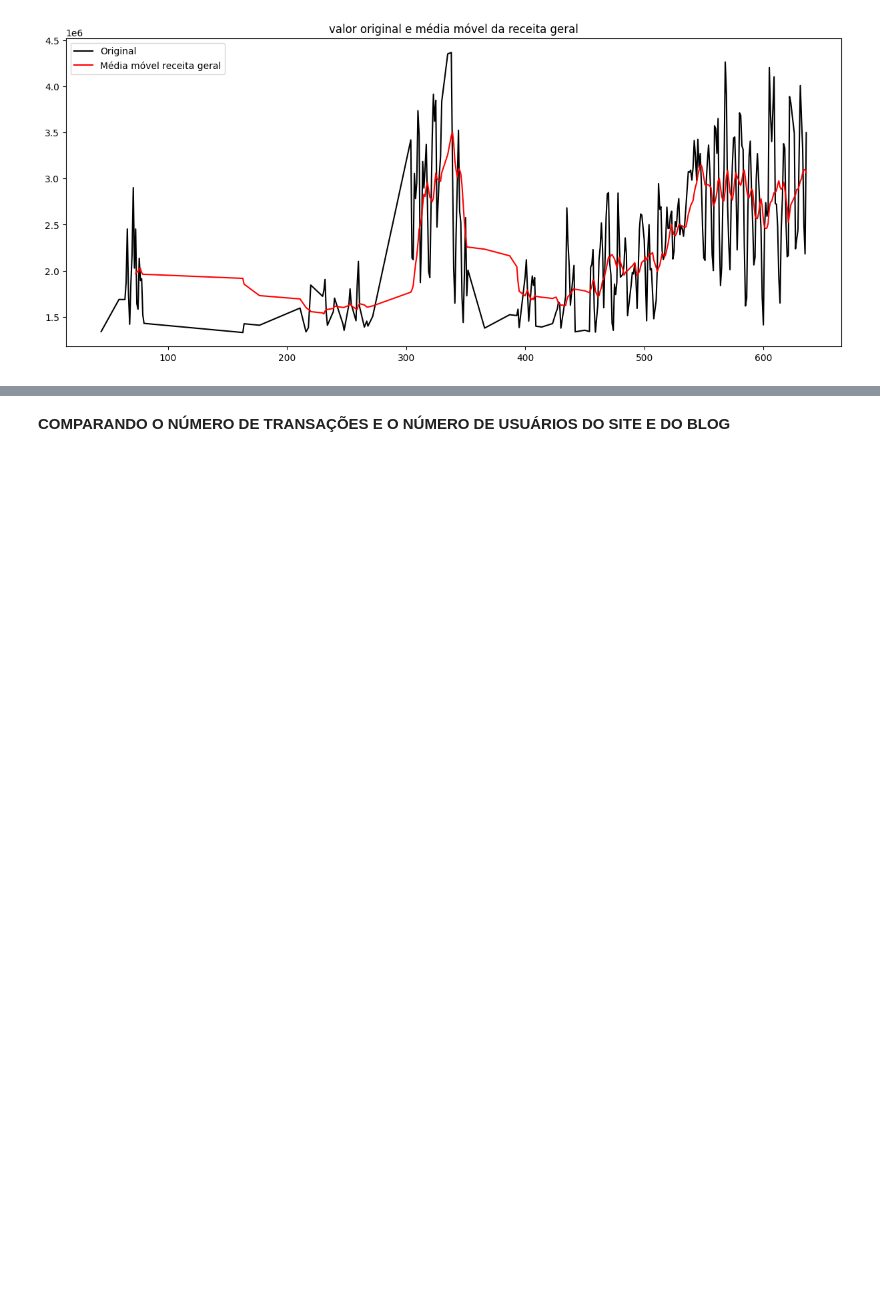
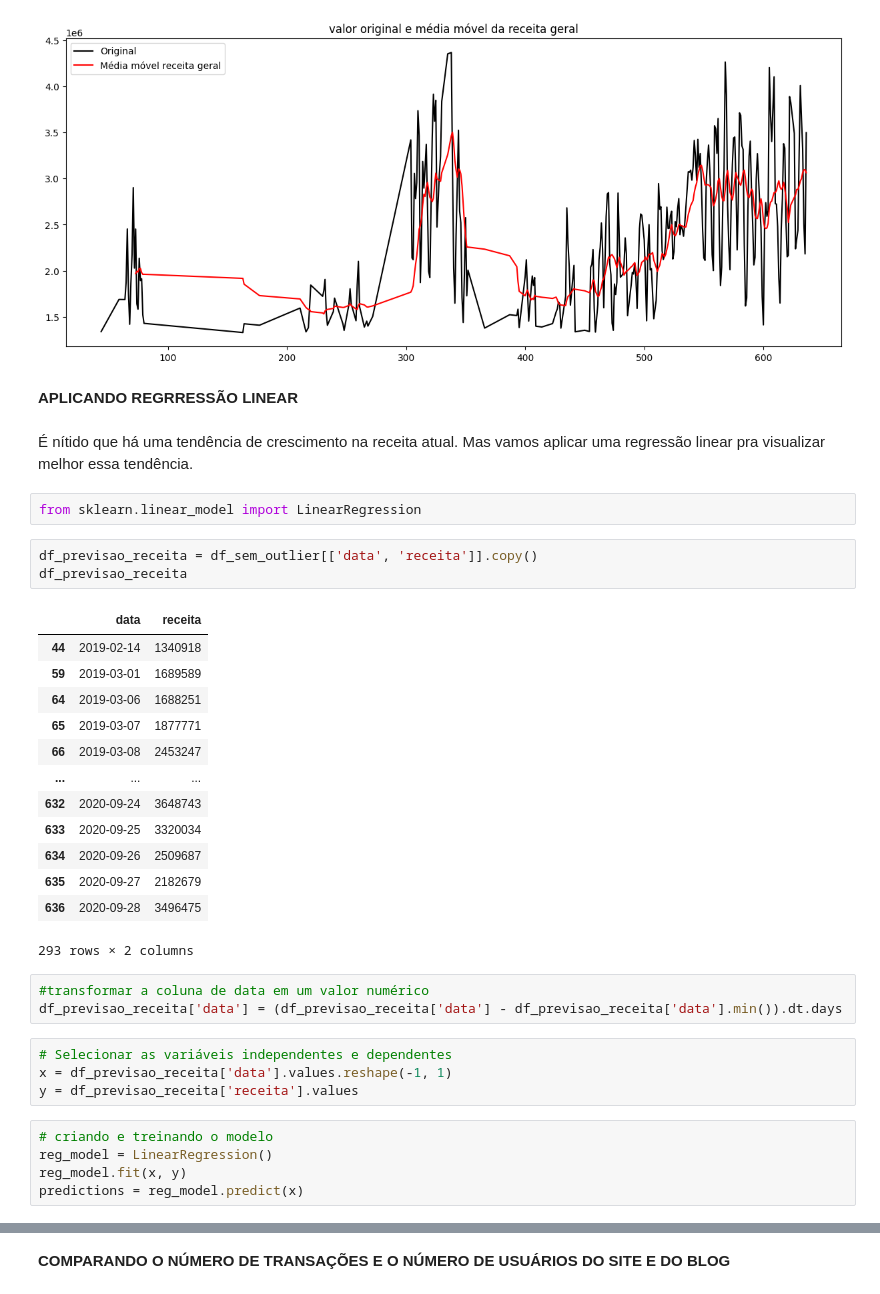
Before and after one commit to LaizaCostaa/Case-An-lise-de-faturamento-Blog-x-Site, a Jupyter notebook: Case_blogxsite.ipynb, the cells around one changed output, grey strips where cells are left out. Saved outputs shown, nothing was run; the diff lists cells and outputs as text; blank space fills up the shorter version.

```diff
--- a/Case_blogxsite.ipynb
+++ b/Case_blogxsite.ipynb
@@ -369,3 +369,38 @@ def plot_mediamovel(timeseries):
 plot_mediamovel(df_sem_outlier['receita'])
 # %% [output]
 [figure]
+# %% [markdown]
+**APLICANDO REGRRESSÃO LINEAR**
+# %% [markdown]
+É nítido que há uma tendência de crescimento na receita atual. Mas vamos aplicar uma regressão linear pra visualizar melhor essa tendência.
+# %%
+from sklearn.linear_model import LinearRegression
+# %%
+df_previsao_receita = df_sem_outlier[['data', 'receita']].copy()
+df_previsao_receita
+# %% [output]
+|  | data | receita |
+| 44 | 2019-02-14 | 1340918 |
+| 59 | 2019-03-01 | 1689589 |
+| 64 | 2019-03-06 | 1688251 |
+| 65 | 2019-03-07 | 1877771 |
+| 66 | 2019-03-08 | 2453247 |
+| ... | ... | ... |
+| 632 | 2020-09-24 | 3648743 |
+| 633 | 2020-09-25 | 3320034 |
+| 634 | 2020-09-26 | 2509687 |
+| 635 | 2020-09-27 | 2182679 |
+| 636 | 2020-09-28 | 3496475 |
+293 rows × 2 columns
+# %%
+#transformar a coluna de data em um valor numérico
+df_previsao_receita['data'] = (df_previsao_receita['data'] - df_previsao_receita['data'].min()).dt.days
+# %%
+# Selecionar as variáveis independentes e dependentes
+x = df_previsao_receita['data'].values.reshape(-1, 1)
+y = df_previsao_receita['receita'].values
+# %%
+# criando e treinando o modelo
+reg_model = LinearRegression()
+reg_model.fit(x, y)
+predictions = reg_model.predict(x)
```
Also changed, not shown: parts of 3 cells of this notebook.
